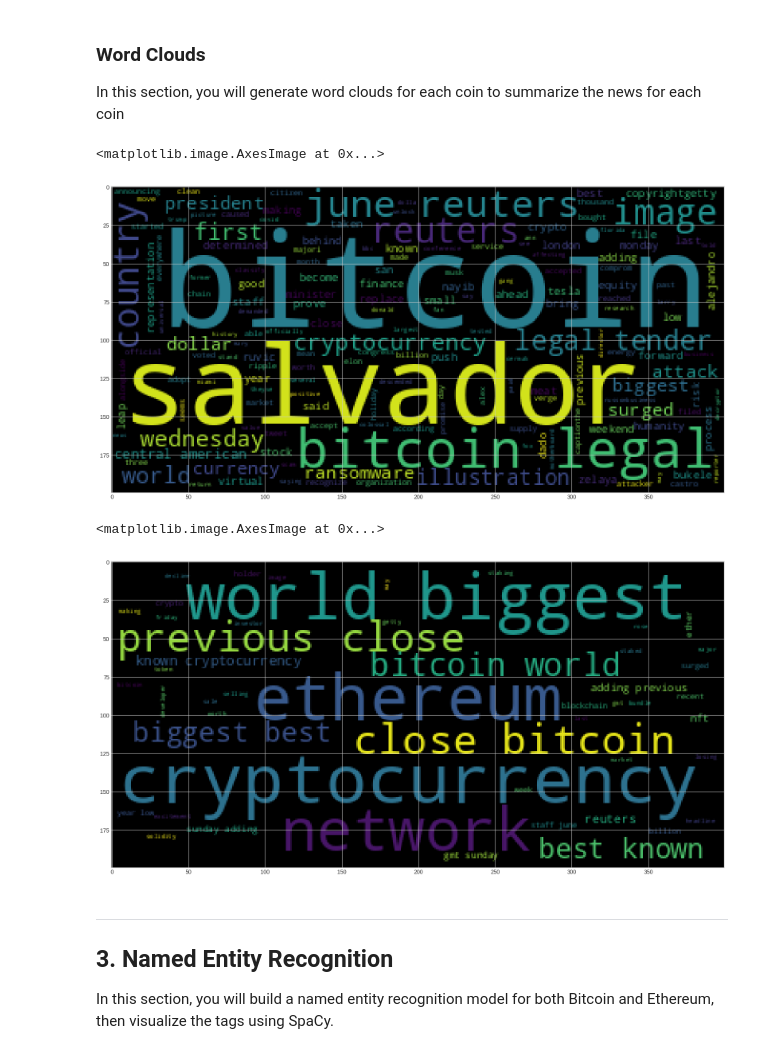
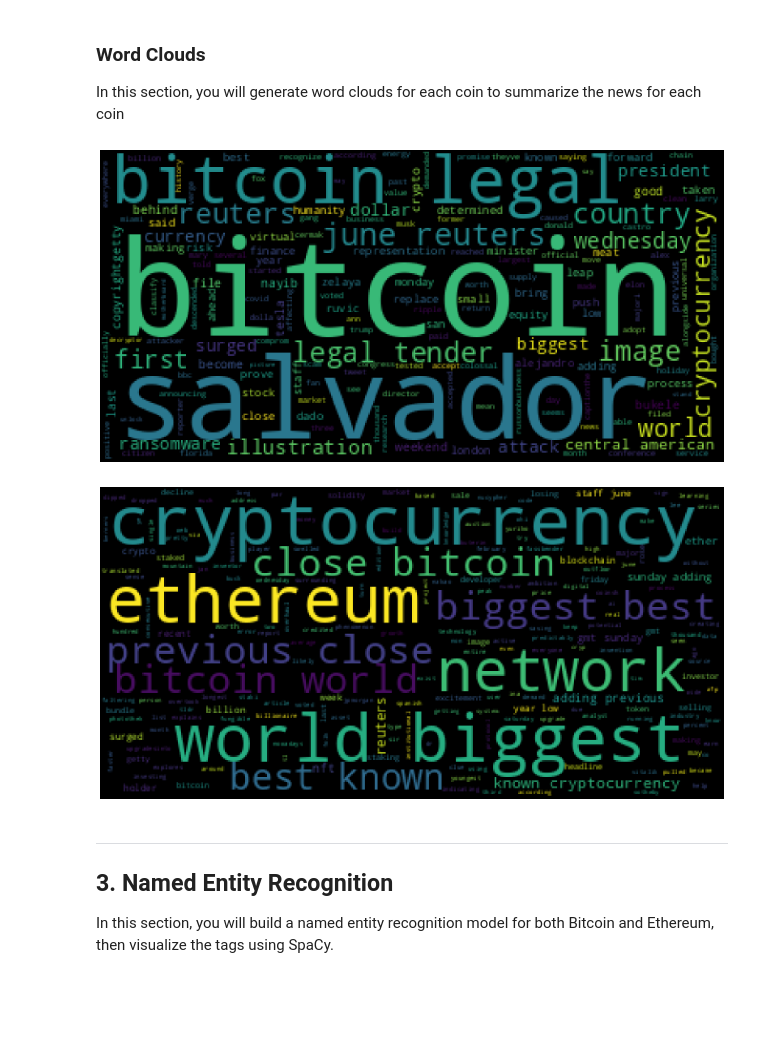
Before and after one commit to jdfwsp/tales_from_the_crypto, a Jupyter notebook: Code/crypto_sentiment.ipynb, the cells around one changed output. Drawn from its saved outputs; the diff is of its cells as text; code cells hidden in the pictures; blank space fills up the shorter version.

```diff
--- a/Code/crypto_sentiment.ipynb
+++ b/Code/crypto_sentiment.ipynb
@@ -342,21 +343,25 @@ mpl.rcParams['figure.figsize'] = [20.0, 10.0]
 # %%
 # Generate the Bitcoin word cloud
 # YOUR CODE HERE!
 big_string = ' '.join(btc_tokens)
 wc = WordCloud().generate(big_string)
+plt.grid(b = None)
+plt.axis('off')
 plt.imshow(wc)
+plt.savefig('Images/btc-word-cloud.png', bbox_inches='tight',pad_inches = 0)
 # %% [output]
-<matplotlib.image.AxesImage at 0x...>
-[figure, old version]
+[figure, new version]
 # %%
 # Generate the Ethereum word cloud
 # YOUR CODE HERE!
 big_string = ' '.join(eth_tokens)
 wc = WordCloud().generate(big_string)
+plt.grid(b = None)
+plt.axis('off')
 plt.imshow(wc)
+plt.savefig('Images/eth-word-cloud.png', bbox_inches='tight',pad_inches = 0)
 # %% [output]
-<matplotlib.image.AxesImage at 0x...>
-[figure, old version]
+[figure, new version]
 # %% [markdown]
 ---
 ## 3. Named Entity Recognition
```
Also changed, not shown: parts of 6 cells of this notebook, 8 other files.
